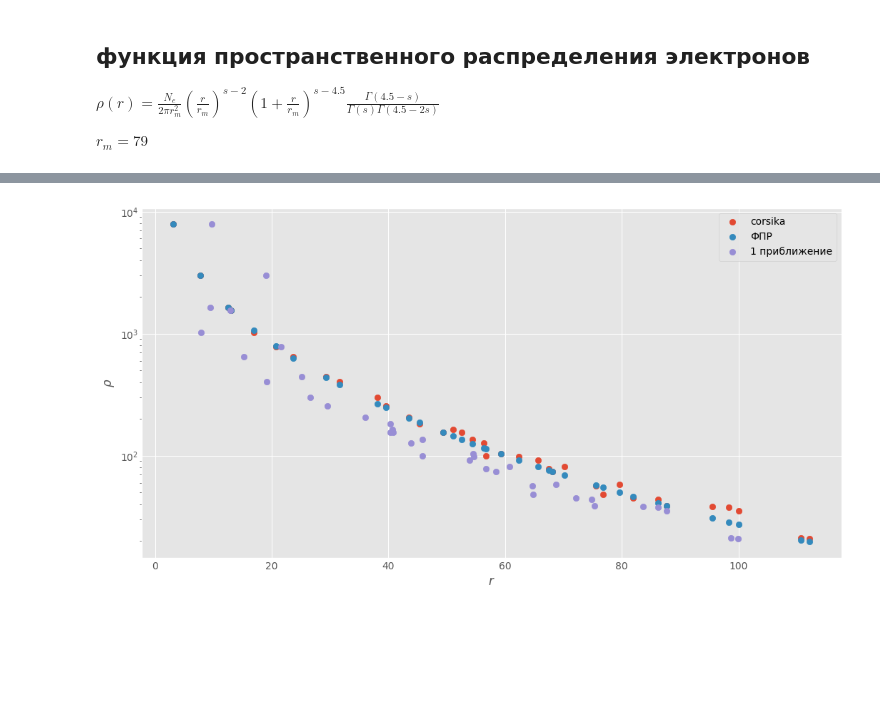
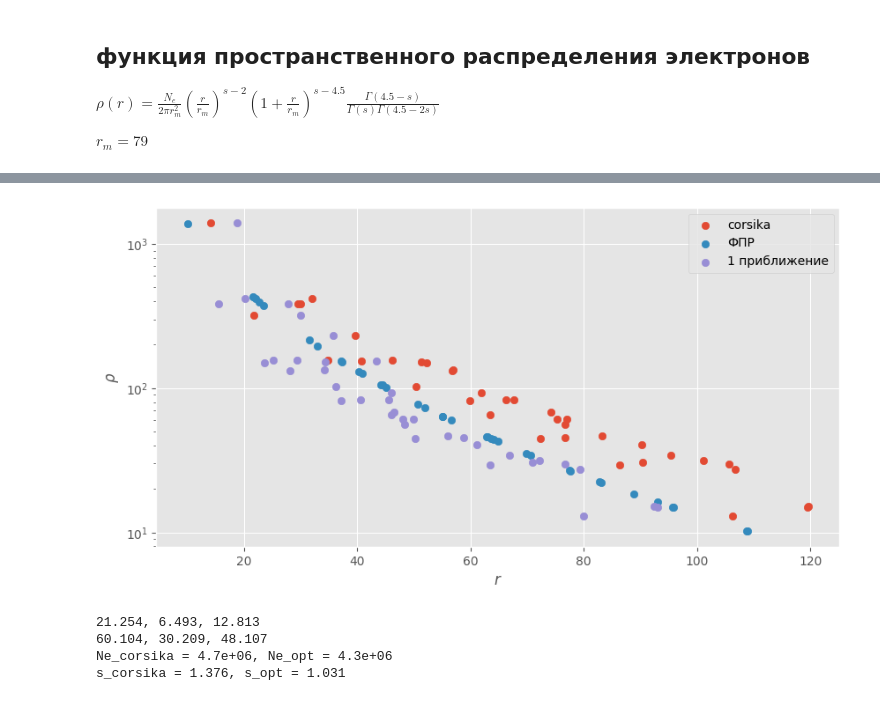
Before and after one commit to matalhim/sdf, a Jupyter notebook: corsika/main.ipynb, the cells around one changed output, grey strips where cells are left out. Drawn from its saved outputs; the diff is of its cells as text; code cells hidden in the pictures; blank space fills up the shorter version.

```diff
--- a/corsika/main.ipynb
+++ b/corsika/main.ipynb
@@ -57,12 +57,26 @@ df['sNKGlong'].head(5)
 3    1.252712
 4    1.309551
 Name: sNKGlong, dtype: float64
+# %%
+j_event = 0
 # %%
-E_1_event = df['EdepStNE'].iloc[2]
-theta = df['Teta'].iloc[2]
-phi = df['Fi'].iloc[2]
+E_1_event = df['EdepStNE'].iloc[j_event]
+
+theta = df['Teta'].iloc[j_event]
+phi = df['Fi'].iloc[j_event]
+
+X0_corsika = df['XAxisShift'].iloc[j_event]
+Y0_corsika = df['YAxisShift'].iloc[j_event]
+
+Ne_corsika = df['NeNKGlong'].iloc[j_event]
+s_corsika = df['sNKGlong'].iloc[j_event]
+
 X = coordinates_df['X']
+
+
 Y = coordinates_df['Y']
+
+
 Z = coordinates_df['Z']
 # %%
 e_list = []
@@ -175,12 +189,12 @@ def loss_function(params, coordinates_df, rho, theta, phi, Z0):
     return np.mean((rho_calc - rho) ** 2)
 # %%
 # Начальные приближения параметров
-initial_params = [0, 0, 1e5, 2]  # X0, Y0, Ne, s
+initial_params = [10, 10, 1e4, 1.5]  # X0, Y0, Ne, s
 bounds = [
     (-100, 100),
     (-100, 100),
-    (1, 1e10),
-    (1, 5)
+    (1, 1e9),
+    (1, 2)
 ]  # Границы для оптимизации
 # %%
 result = minimize(loss_function, initial_params, args=(
@@ -205,16 +219,30 @@ print(np.min(r_opt))
 # %%
 r_opt = compute_r(X0_opt, Y0_opt, Z0, theta, phi, coordinates_df)
+r_corsika = compute_r(X0_corsika, Y0_corsika, Z0, theta, phi, coordinates_df)
 rho_fit = rho_model(r_opt, Ne_opt, s_opt)
 
 plt.figure(figsize=(10, 5))
-plt.scatter(r_opt, rho, label="corsika")
+plt.scatter(r_corsika, rho, label="corsika")
+
 plt.scatter(r_opt, rho_fit, label="ФПР")
+
 plt.scatter(r, rho, label="1 приближение")
 plt.xscale("linear")
 plt.yscale("log")
 plt.xlabel(r"$r$")
 plt.ylabel(r"$\rho$")
 plt.legend()
 plt.show()
 # %% [output]
-[figure, old version]
+[figure, new version]
+# %%
+print(f'{X0_corsika:.3f}, {X0:.3f}, {X0_opt:.3f}')
+print(f'{Y0_corsika:.3f}, {Y0:.3f}, {Y0_opt:.3f}')
+
+print(f"Ne_corsika = {Ne_corsika:.1e}, Ne_opt = {Ne_opt:.1e}")
+print(f"s_corsika = {s_corsika:.3f}, s_opt = {s_opt:.3f}")
+# %% [output]
+21.254, 6.493, 12.813
+60.104, 30.209, 48.107
+Ne_corsika = 4.7e+06, Ne_opt = 4.3e+06
+s_corsika = 1.376, s_opt = 1.031
```
Also changed, not shown: parts of 6 cells of this notebook.
